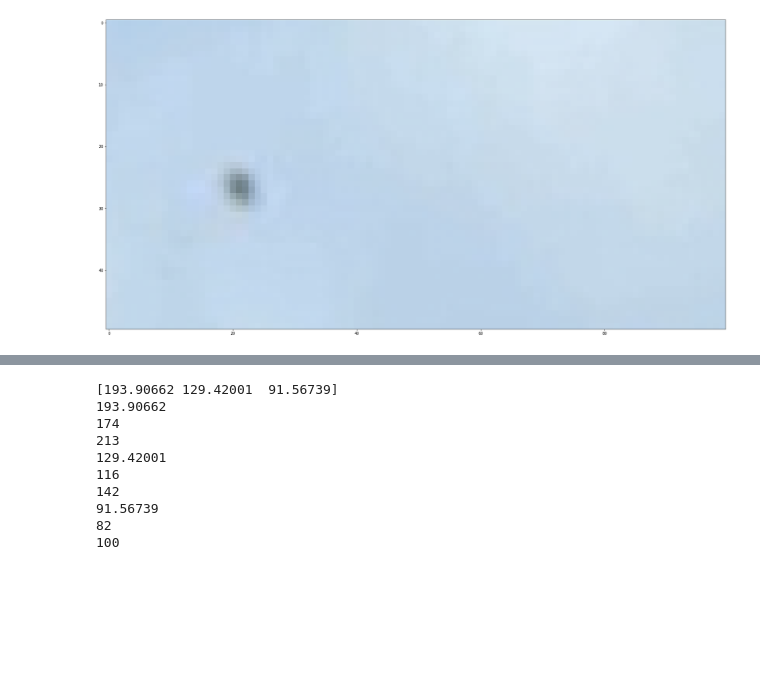
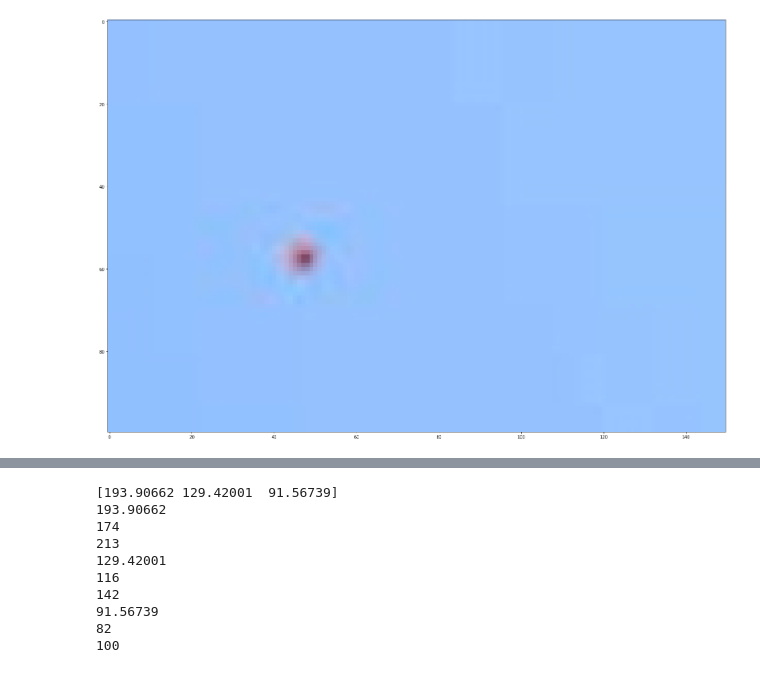
Before and after one commit to robertej19/aiguess, a Jupyter notebook: image_processing/auto_startup/autotest.ipynb, the cells around one changed output, grey strips where cells are left out. Drawn from its saved outputs; the diff is of its cells as text; code cells hidden in the pictures; blank space fills up the shorter version.

```diff
--- a/image_processing/auto_startup/autotest.ipynb
+++ b/image_processing/auto_startup/autotest.ipynb
@@ -31,8 +31,15 @@ from src.detect_basic import detect_basic
 ##
 # %%
 # load in foi_2.png with opencv
-frame = cv2.imread('foi_3.png')[125:175,150:250]
+
+frame = cv2.imread('foi_2.png')
+#frame = frame[125:175,150:250] #for foi_3
+#frame = frame #for foi_3b
+frame = frame[400:500,450:600] #for foi_2
+
+
+
 show_bgr(frame,w=30)
 # %% [output]
-[figure, old version]
+[figure, new version]
 # %%
```
Also changed, not shown: parts of 1 cell of this notebook, 2 other files.
